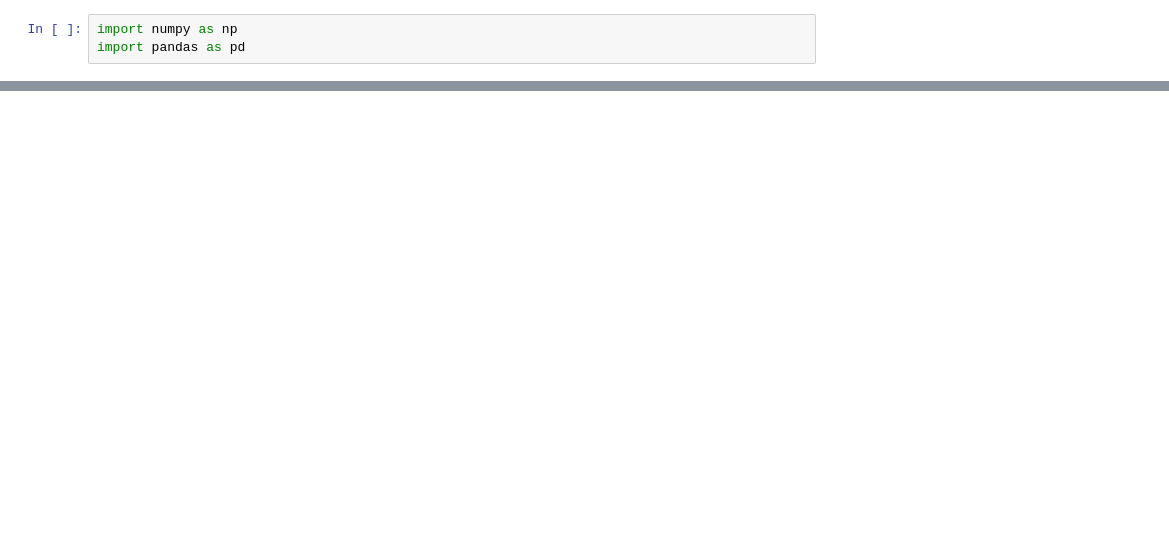
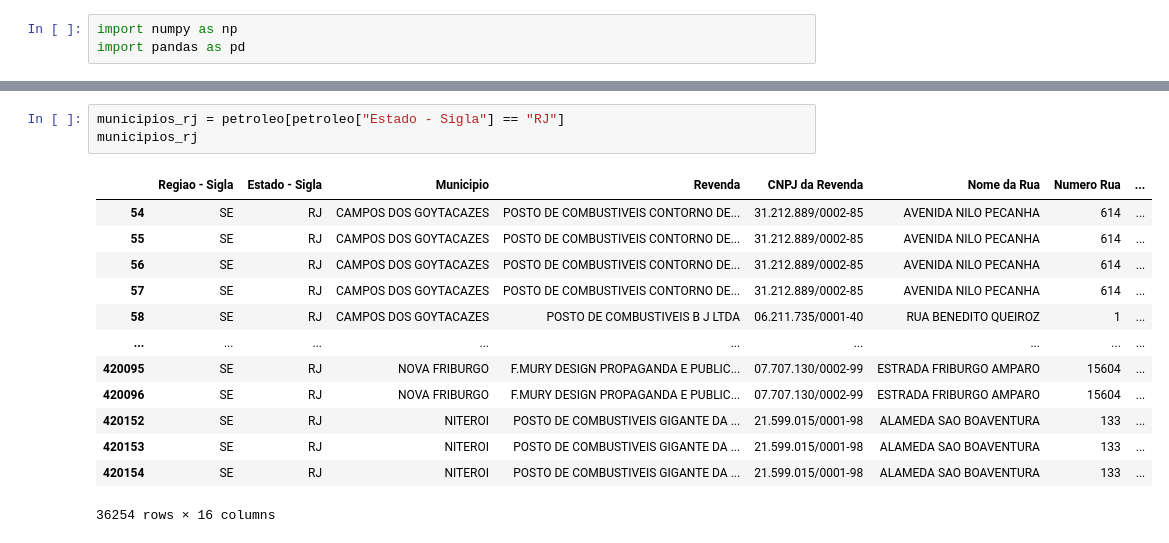
Before and after one commit to leticyanunes/Repo_Senac, a Jupyter notebook: analise_anp.ipynb, the cells around one changed output, grey strips where cells are left out. Saved outputs shown, nothing was run; the diff lists cells and outputs as text; blank space fills up the shorter version.

```diff
--- a/analise_anp.ipynb
+++ b/analise_anp.ipynb
@@ -56,0 +149,17 @@ bairro
+# %%
+municipios_rj = petroleo[petroleo["Estado - Sigla"] == "RJ"]
+municipios_rj
+# %% [output]
+|  | Regiao - Sigla | Estado - Sigla | Municipio | Revenda | CNPJ da Revenda | Nome da Rua | Numero Rua | ... |
+| 54 | SE | RJ | CAMPOS DOS GOYTACAZES | POSTO DE COMBUSTIVEIS CONTORNO DE... | 31.212.889/0002-85 | AVENIDA NILO PECANHA | 614 | ... |
+| 55 | SE | RJ | CAMPOS DOS GOYTACAZES | POSTO DE COMBUSTIVEIS CONTORNO DE... | 31.212.889/0002-85 | AVENIDA NILO PECANHA | 614 | ... |
+| 56 | SE | RJ | CAMPOS DOS GOYTACAZES | POSTO DE COMBUSTIVEIS CONTORNO DE... | 31.212.889/0002-85 | AVENIDA NILO PECANHA | 614 | ... |
+| 57 | SE | RJ | CAMPOS DOS GOYTACAZES | POSTO DE COMBUSTIVEIS CONTORNO DE... | 31.212.889/0002-85 | AVENIDA NILO PECANHA | 614 | ... |
+| 58 | SE | RJ | CAMPOS DOS GOYTACAZES | POSTO DE COMBUSTIVEIS B J LTDA | 06.211.735/0001-40 | RUA BENEDITO QUEIROZ | 1 | ... |
+| ... | ... | ... | ... | ... | ... | ... | ... | ... |
+| 420095 | SE | RJ | NOVA FRIBURGO | F.MURY DESIGN PROPAGANDA E PUBLIC... | 07.707.130/0002-99 | ESTRADA FRIBURGO AMPARO | 15604 | ... |
+| 420096 | SE | RJ | NOVA FRIBURGO | F.MURY DESIGN PROPAGANDA E PUBLIC... | 07.707.130/0002-99 | ESTRADA FRIBURGO AMPARO | 15604 | ... |
+| 420152 | SE | RJ | NITEROI | POSTO DE COMBUSTIVEIS GIGANTE DA ... | 21.599.015/0001-98 | ALAMEDA SAO BOAVENTURA | 133 | ... |
+| 420153 | SE | RJ | NITEROI | POSTO DE COMBUSTIVEIS GIGANTE DA ... | 21.599.015/0001-98 | ALAMEDA SAO BOAVENTURA | 133 | ... |
+| 420154 | SE | RJ | NITEROI | POSTO DE COMBUSTIVEIS GIGANTE DA ... | 21.599.015/0001-98 | ALAMEDA SAO BOAVENTURA | 133 | ... |
+36254 rows × 16 columns
```
Also changed, not shown: parts of 28 cells of this notebook, 2 other files.
